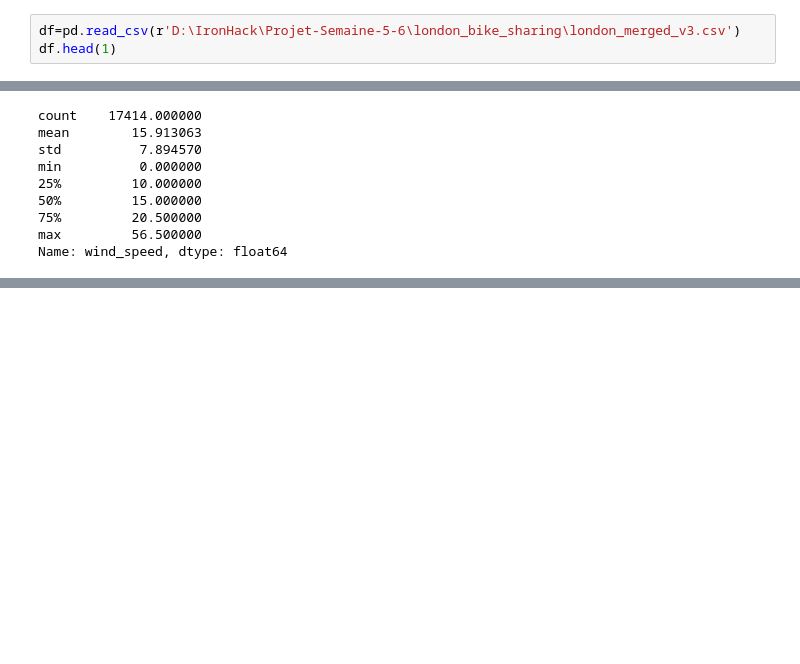
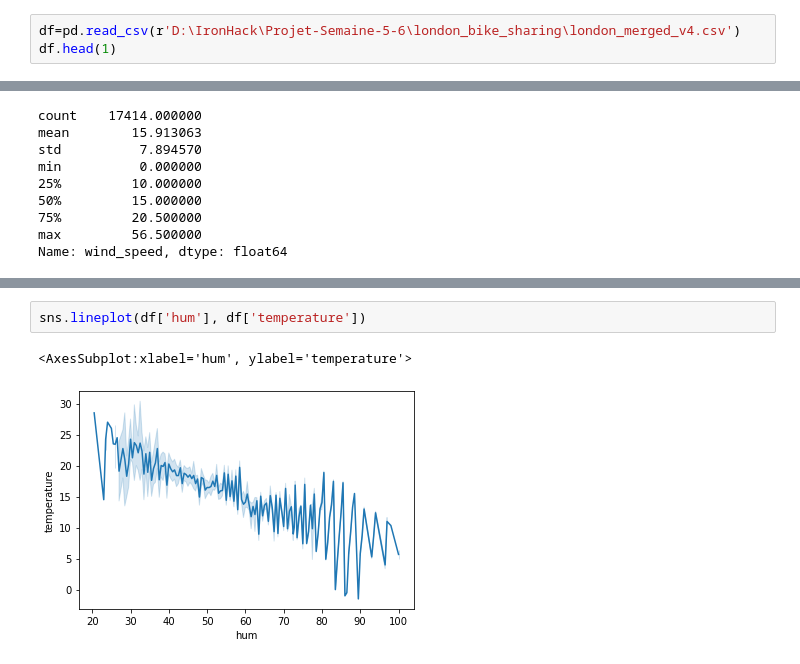
Before and after one commit to isra-st/London_Bike_Sharing, a Jupyter notebook: Daniel/Test Projet Semaine 5-6.ipynb, the cells around one changed output, grey strips where cells are left out. Drawn from its saved outputs; the diff is of its cells as text; blank space fills up the shorter version.

```diff
--- a/Daniel/Test Projet Semaine 5-6.ipynb
+++ b/Daniel/Test Projet Semaine 5-6.ipynb
@@ -151,7 +135,7 @@ os.getcwd()
 # %% [output]
 'C:\\Users\\Danie'
 # %%
-df=pd.read_csv(r'D:\IronHack\Projet-Semaine-5-6\london_bike_sharing\london_merged_v3.csv')
+df=pd.read_csv(r'D:\IronHack\Projet-Semaine-5-6\london_bike_sharing\london_merged_v4.csv')
 df.head(1)
 # %% [output]
 |  | index | timestamp | date | year | month | day | day_name | week_number | time | bike_number | ... |
@@ -208,0 +213,5 @@ Name: wind_speed, dtype: float64
+# %%
+sns.lineplot(df['hum'], df['temperature'])
+# %% [output]
+<AxesSubplot:xlabel='hum', ylabel='temperature'>
+[figure, added]
```
Also changed, not shown: parts of 7 cells of this notebook.
